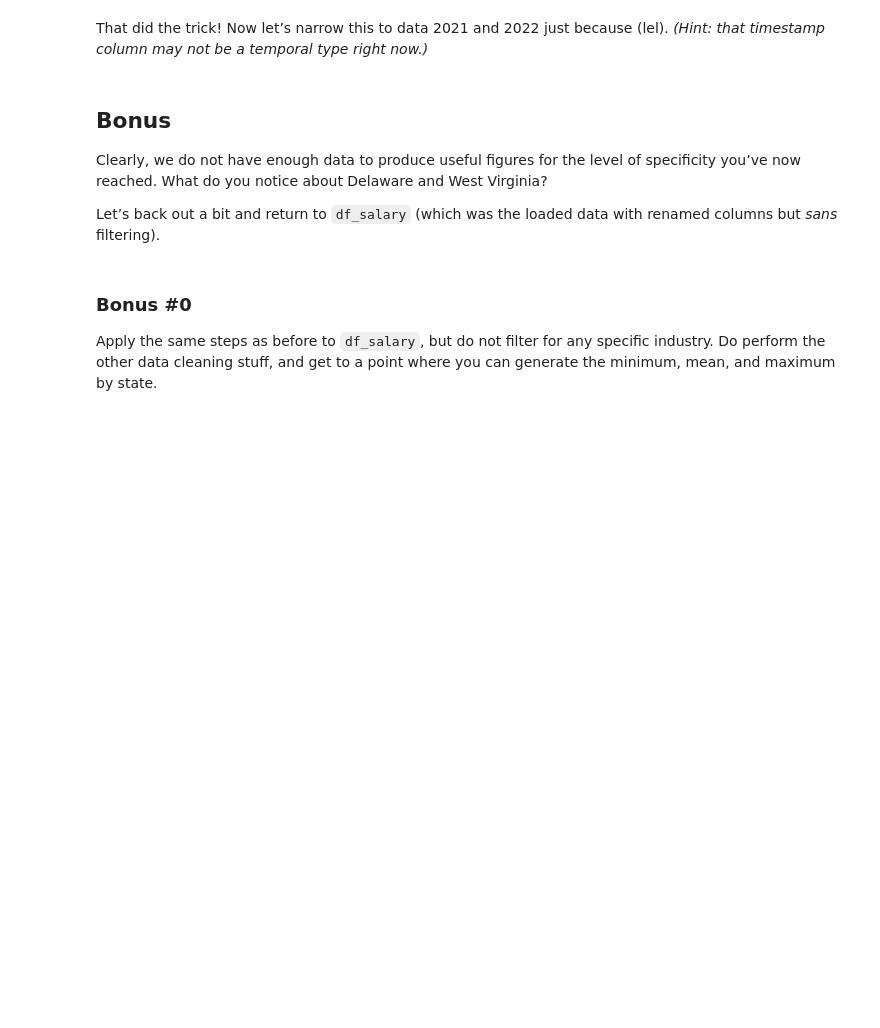
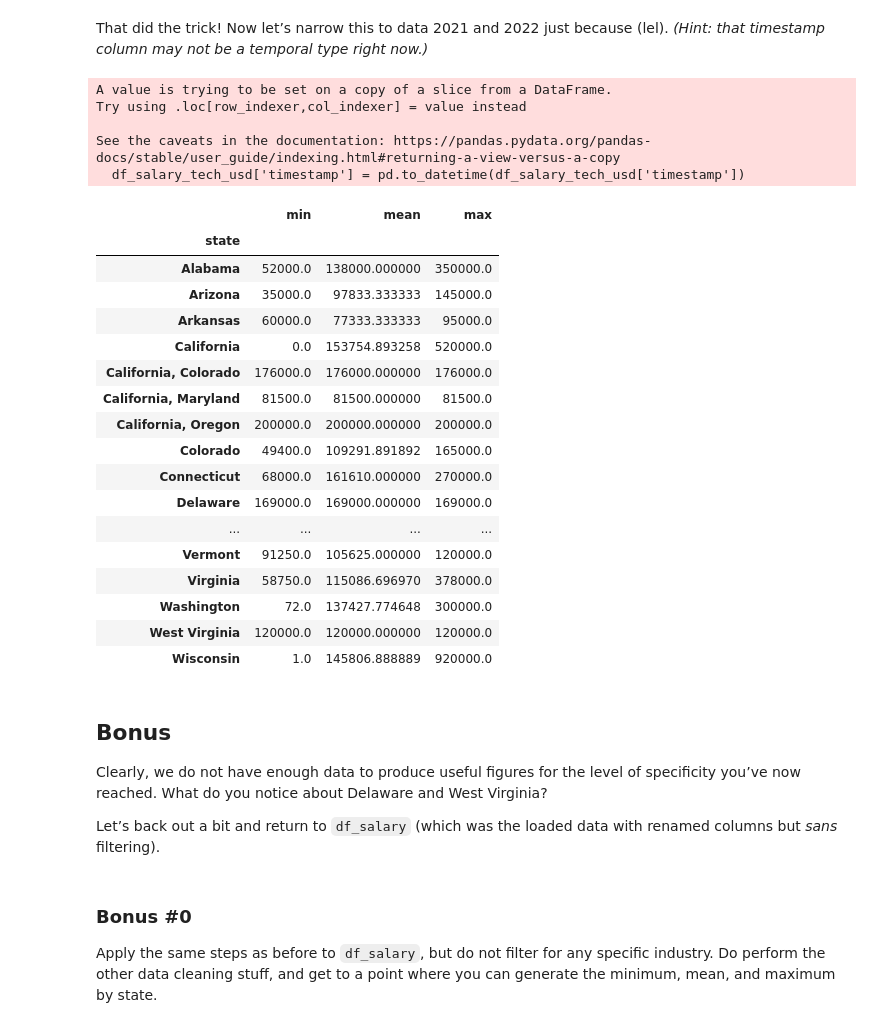
Before and after one commit to tsunar2002/ds-fall-2025-tue, a Jupyter notebook: Week-02-Pandas-Part-2-and-DS-Overview/exercise/dorisa-shehi-week-02.ipynb, the cells around one changed output. Saved outputs shown, nothing was run; the diff lists cells and outputs as text; code cells hidden in the pictures; blank space fills up the shorter version.

```diff
--- a/Week-02-Pandas-Part-2-and-DS-Overview/exercise/dorisa-shehi-week-02.ipynb
+++ b/Week-02-Pandas-Part-2-and-DS-Overview/exercise/dorisa-shehi-week-02.ipynb
@@ -161,6 +462,35 @@ Let’s try that again.
 That did the trick! Now let’s narrow this to data 2021 and 2022 just because (lel). *(Hint: that timestamp column may not be a temporal type right now.)*
 # %%
 # Filter the data to within 2021, 2022, or 2023, saving the DataFrame to a new variable, and generate the summary again.
+
+df_salary_tech_usd['timestamp'] = pd.to_datetime(df_salary_tech_usd['timestamp'])
+df_salary_filtered = df_salary_tech_usd[df_salary_tech_usd['timestamp'].dt.year.isin([2021, 2022, 2023])].copy()
+salary_by_state_filtered = df_salary_filtered.groupby('state')['salary'].agg(['min', 'mean', 'max'])
+salary_by_state_filtered
+# %% [output]
+A value is trying to be set on a copy of a slice from a DataFrame.
+Try using .loc[row_indexer,col_indexer] = value instead
+
+See the caveats in the documentation: https://pandas.pydata.org/pandas-docs/stable/user_guide/indexing.html#returning-a-view-versus-a-copy
+  df_salary_tech_usd['timestamp'] = pd.to_datetime(df_salary_tech_usd['timestamp'])
+|  | min | mean | max |
+| state |  |  |  |
+| Alabama | 52000.0 | 138000.000000 | 350000.0 |
+| Arizona | 35000.0 | 97833.333333 | 145000.0 |
+| Arkansas | 60000.0 | 77333.333333 | 95000.0 |
+| California | 0.0 | 153754.893258 | 520000.0 |
+| California, Colorado | 176000.0 | 176000.000000 | 176000.0 |
+| California, Maryland | 81500.0 | 81500.000000 | 81500.0 |
+| California, Oregon | 200000.0 | 200000.000000 | 200000.0 |
+| Colorado | 49400.0 | 109291.891892 | 165000.0 |
+| Connecticut | 68000.0 | 161610.000000 | 270000.0 |
+| Delaware | 169000.0 | 169000.000000 | 169000.0 |
+| ... | ... | ... | ... |
+| Vermont | 91250.0 | 105625.000000 | 120000.0 |
+| Virginia | 58750.0 | 115086.696970 | 378000.0 |
+| Washington | 72.0 | 137427.774648 | 300000.0 |
+| West Virginia | 120000.0 | 120000.000000 | 120000.0 |
+| Wisconsin | 1.0 | 145806.888889 | 920000.0 |
 # %% [markdown]
 ## Bonus
 
```
Also changed, not shown: parts of 32 cells of this notebook.
